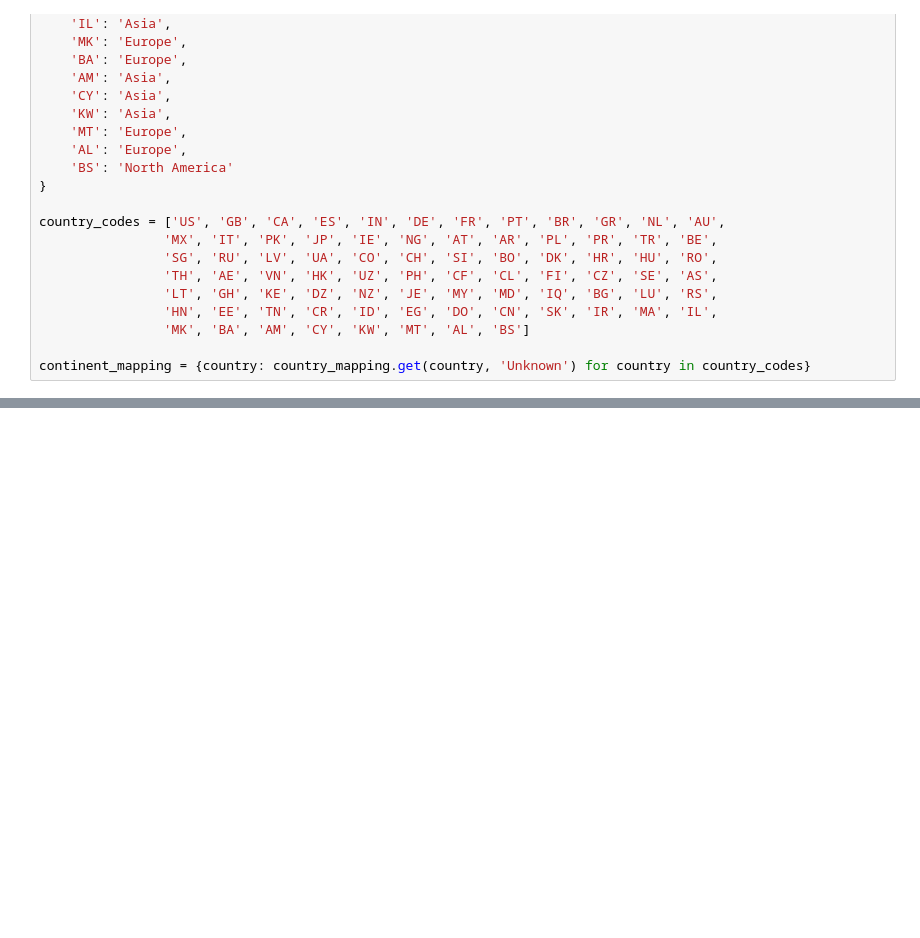
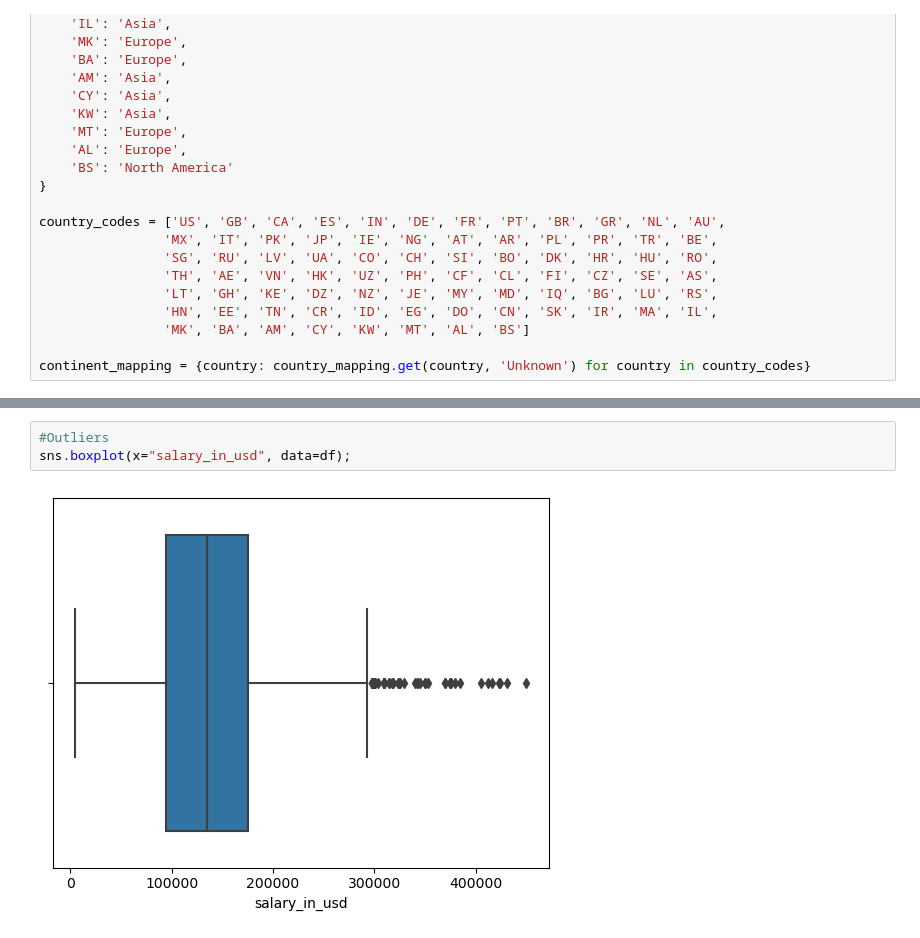
Before and after one commit to coderHelloWorld1/INFO5100_LabAssignments, a Jupyter notebook: LAB8/code.ipynb, the cells around one changed output, grey strips where cells are left out. Saved outputs shown, nothing was run; the diff lists cells and outputs as text; blank space fills up the shorter version.

```diff
--- a/LAB8/code.ipynb
+++ b/LAB8/code.ipynb
@@ -224,0 +313,5 @@ for i in range (len(df)):
+# %%
+#Outliers
+sns.boxplot(x="salary_in_usd", data=df);
+# %% [output]
+[figure, added]
```
Also changed, not shown: parts of 18 cells of this notebook, 9 other files.
